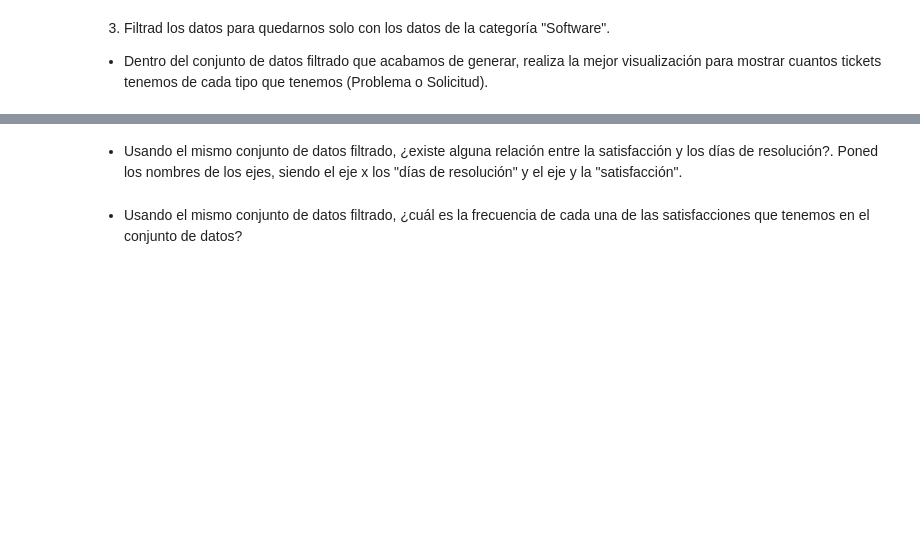
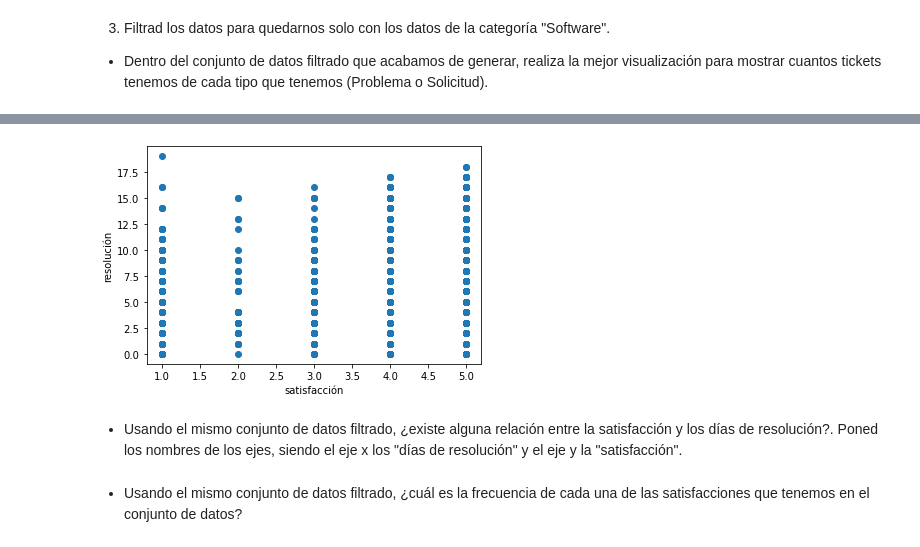
Before and after one commit to Adalab/Adalab-promo-d-da-modulo2-sprint1-Iris-Elisa, a Jupyter notebook: visualizacion/visualizacion_1.ipynb, the cells around one changed output, grey strips where cells are left out. Saved outputs shown, nothing was run; the diff lists cells and outputs as text; code cells hidden in the pictures; blank space fills up the shorter version.

```diff
--- a/visualizacion/visualizacion_1.ipynb
+++ b/visualizacion/visualizacion_1.ipynb
@@ -6,0 +8,3 @@ Tendréis que realizar gráficas para contestar a las siguientes preguntas:
+# %%
+df_year = pd.read_csv("datos/df_yeaar.csv")
+df_year.head()
@@ -8,3 +56,7 @@ Tendréis que realizar gráficas para contestar a las siguientes preguntas:
 3. Filtrad los datos para quedarnos solo con los datos de la categoría "Software".
 
 - Dentro del conjunto de datos filtrado que acabamos de generar, realiza la mejor visualización para mostrar cuantos tickets tenemos de cada tipo que tenemos (Problema o Solicitud).
+# %%
+
+df_sof = df_year[df_year['categoría'] == 'Software']
+df_sof
@@ -11,3 +117,17 @@ Tendréis que realizar gráficas para contestar a las siguientes preguntas:
+# %%
+plt.figure()
+
+# usamos el métdp scatter para hacer este tipo de gráfica donde especificamos lo que queremos en cada eje
+plt.scatter(df_sof["satisfacción"],df_sof["días_resolución"])
+
+plt.xlabel('satisfacción')
+
+plt.ylabel('resolución')
+
+# mostramos la gráfica
+plt.show()
+# %% [output]
+[figure, added]
 # %% [markdown]
 - Usando el mismo conjunto de datos filtrado, ¿existe alguna relación entre la satisfacción y los días de resolución?. Poned los nombres de los ejes, siendo el eje x los "días de resolución" y el eje y la "satisfacción".
 # %% [markdown]
```
Also changed, not shown: parts of 14 cells of this notebook.
